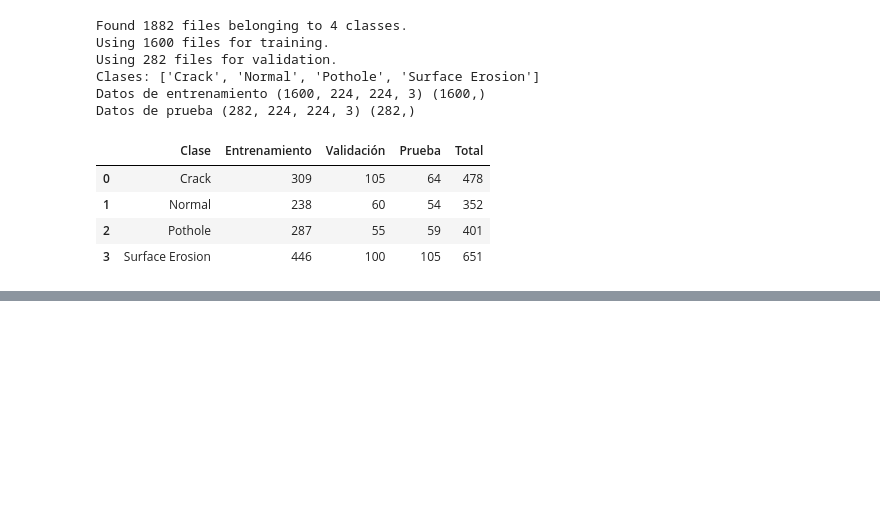
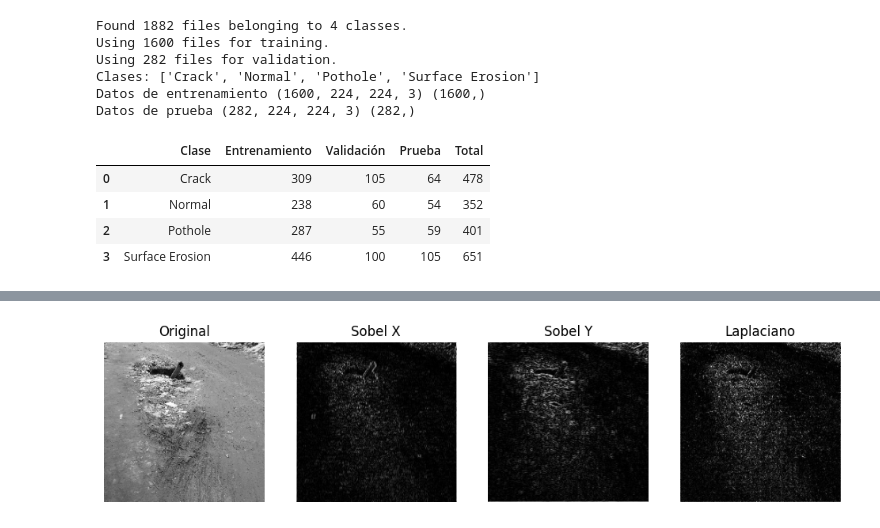
Before and after one commit to JuanCg42/Deteccion_de_Huecos_en_Carreteras_CNN, a Jupyter notebook: Entrenamiento/Detección_de_Huecos_en_Carreteras.ipynb, the cells around one changed output, grey strips where cells are left out. Drawn from its saved outputs; the diff is of its cells as text; code cells hidden in the pictures; blank space fills up the shorter version.

Commit message:
Sea agrega la convolucion con filtros.

```diff
--- a/Entrenamiento/Detección_de_Huecos_en_Carreteras.ipynb
+++ b/Entrenamiento/Detección_de_Huecos_en_Carreteras.ipynb
@@ -89,0 +101,31 @@ tabla
+# %%
+from scipy.signal import convolve2d # Se importa para la convolucón
+
+idx_hueco = np.where(y_train == class_names.index("Pothole"))[0][0]
+img = X_train[idx_hueco].mean(axis=2) # convierte la imagen RGB a escala de grises promediando cada canal
+
+sobel_x = np.array([[-1, 0, 1],
+                    [-2, 0, 2],
+                    [-1, 0, 1]]) #Filtro para buscar que tanto cambia el brillo de izquierda a derecha, con el fin de encontrar el contorno de ese objeto
+
+sobel_y = np.array([[-1, -2, -1],
+                    [ 0,  0,  0],
+                    [ 1,  2,  1]]) #Filtro para buscar que tanto cambia el brillo de Arriba hacia abajo, con el fin de encontrar el contorno de ese objeto
+
+laplaciano = np.array([[0,  1, 0],
+                       [1, -4, 1],
+                       [0,  1, 0]]) #Filtro para buscar que tanto cambia el brillo en todas las direcciones, con el fin de encontrar el resto del contorno de ese objeto
+
+borde_x = convolve2d(img, sobel_x, mode="same") #Garantizamos que la salida sea del mismo tamaño que la imagen
+borde_y = convolve2d(img, sobel_y, mode="same")
+borde_lap = convolve2d(img, laplaciano, mode="same")
+# %%
+plt.figure(figsize=(12,3))
+plt.subplot(1, 4, 1); plt.imshow(img, cmap="gray"); plt.title("Original"); plt.axis("off")
+plt.subplot(1, 4, 2); plt.imshow(np.abs(borde_x), cmap="gray"); plt.title("Sobel X"); plt.axis("off")
+plt.subplot(1, 4, 3); plt.imshow(np.abs(borde_y), cmap="gray"); plt.title("Sobel Y"); plt.axis("off")
+plt.subplot(1, 4, 4); plt.imshow(np.abs(borde_lap), cmap="gray"); plt.title("Laplaciano"); plt.axis("off")
+plt.savefig("convolucion_filtros.png")
+plt.show()
+# %% [output]
+[figure, added]
```
Also changed, not shown: parts of 4 cells of this notebook.
